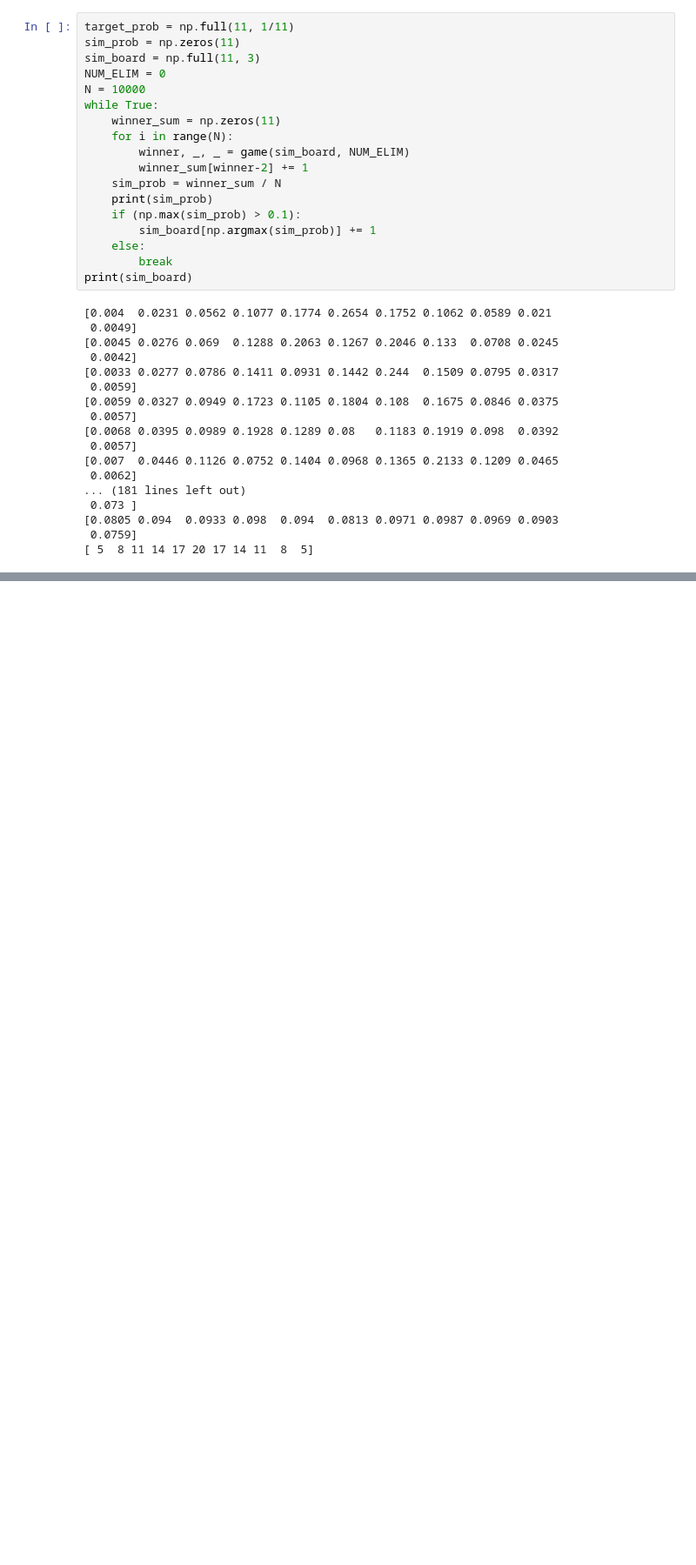
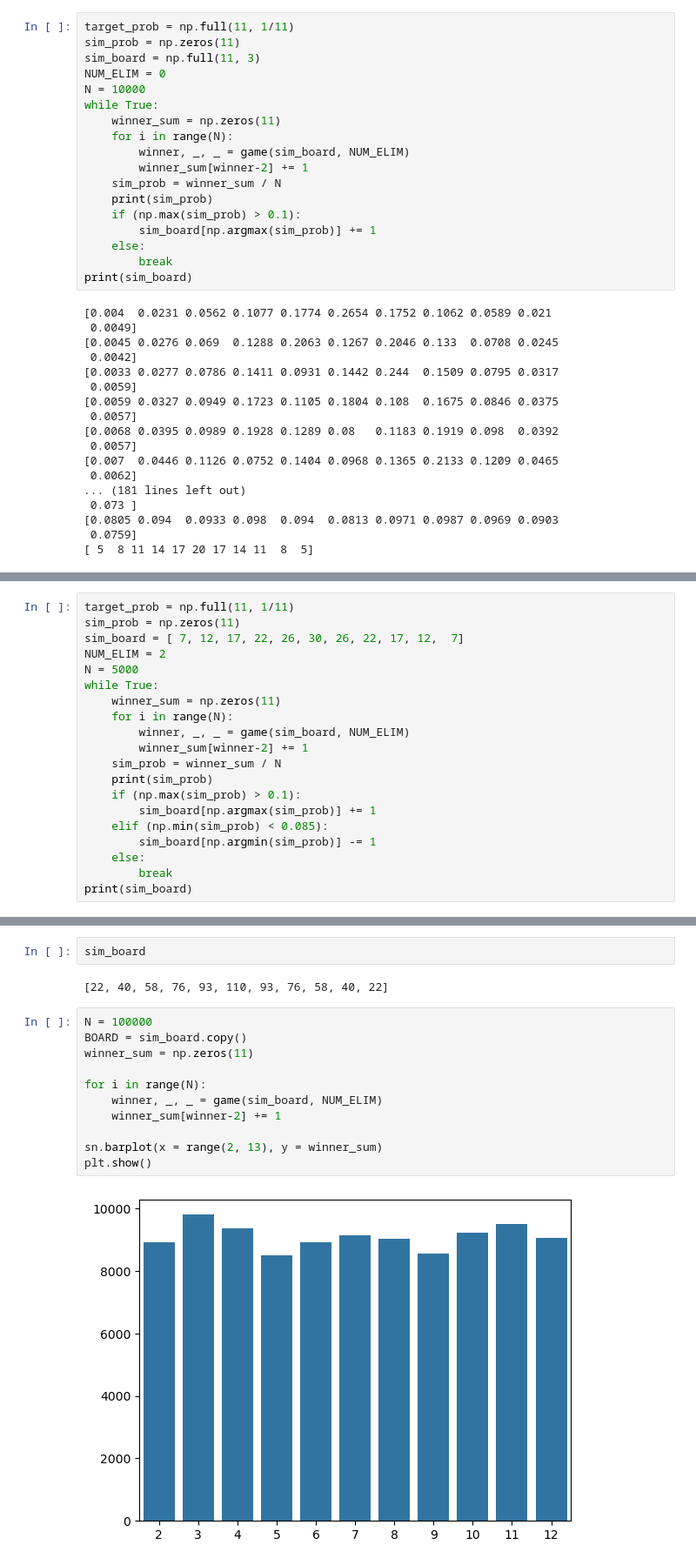
Before and after one commit to botto8502/horse_game_analysis, a Jupyter notebook: main.ipynb, the cells around one changed output, grey strips where cells are left out. Shown: that part at 87% size. Drawn from its saved outputs; the diff is of its cells as text; blank space fills up the shorter version.

```diff
--- a/main.ipynb
+++ b/main.ipynb
@@ -240,0 +272,20 @@ print(sim_board)
+# %%
+target_prob = np.full(11, 1/11)
+sim_prob = np.zeros(11)
+sim_board = [ 7, 12, 17, 22, 26, 30, 26, 22, 17, 12,  7]
+NUM_ELIM = 2
+N = 5000
+while True:
+    winner_sum = np.zeros(11)
+    for i in range(N):
+        winner, _, _ = game(sim_board, NUM_ELIM)
+        winner_sum[winner-2] += 1
+    sim_prob = winner_sum / N
+    print(sim_prob)
+    if (np.max(sim_prob) > 0.1):
+        sim_board[np.argmax(sim_prob)] += 1
+    elif (np.min(sim_prob) < 0.085):
+        sim_board[np.argmin(sim_prob)] -= 1
+    else:
+        break
+print(sim_board)
@@ -240,0 +310,17 @@ print(sim_board)
+# %%
+sim_board
+# %% [output]
+[22, 40, 58, 76, 93, 110, 93, 76, 58, 40, 22]
+# %%
+N = 100000
+BOARD = sim_board.copy()
+winner_sum = np.zeros(11)
+
+for i in range(N):
+    winner, _, _ = game(sim_board, NUM_ELIM)
+    winner_sum[winner-2] += 1
+
+sn.barplot(x = range(2, 13), y = winner_sum)
+plt.show()
+# %% [output]
+[figure, added]
```
Also changed, not shown: parts of 3 cells of this notebook.
